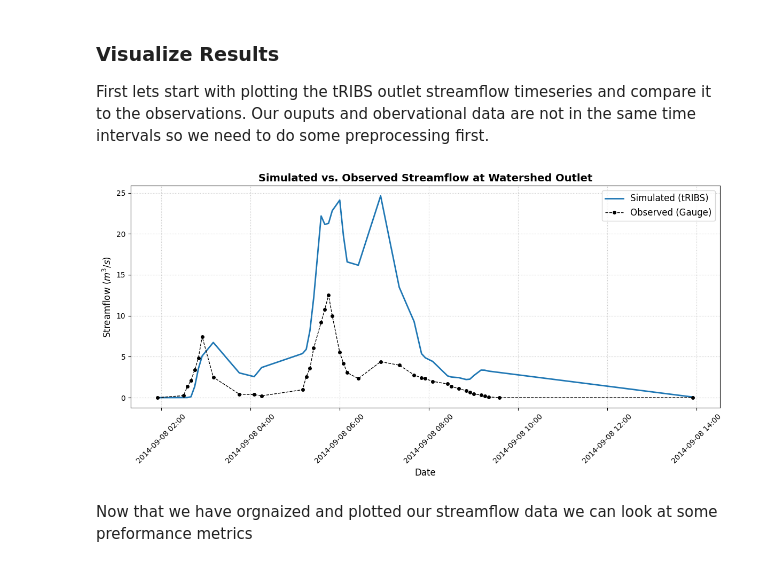
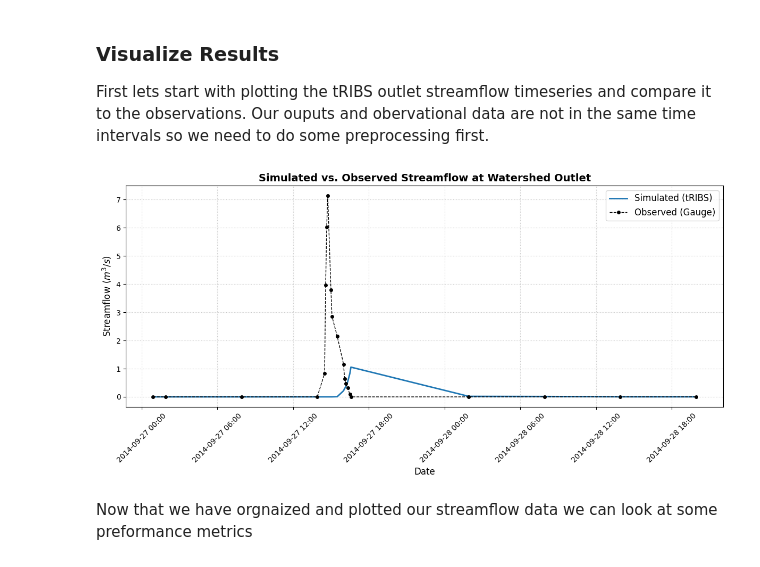
Before and after one commit to bparaju4/Exercise_4, a Jupyter notebook: workspaces/SMF_pytRIBS/smf_demo/Run_Model_C3_longterm.ipynb, the cells around one changed output. Saved outputs shown, nothing was run; the diff lists cells and outputs as text; code cells hidden in the pictures.

```diff
--- a/workspaces/SMF_pytRIBS/smf_demo/Run_Model_C3_longterm.ipynb
+++ b/workspaces/SMF_pytRIBS/smf_demo/Run_Model_C3_longterm.ipynb
@@ -125,37 +125,37 @@ compare_df = pd.DataFrame({
 }).dropna()
 
 # Define the start and end of the storm event you want to focus on. so we can clip the dataframe
-event_start = '2014-09-08 00:00'
-event_end   = '2014-09-08 14:00'
+event_start = '2014-09-27 00:00'
+event_end   = '2014-09-28 23:00'
 event_df = compare_df.loc[event_start:event_end]
 
 
 # PLOTTING THE HYDROGRAPHS
 fig, ax = plt.subplots(figsize=(12, 6))
 
 # Plot Simulated as a solid blue line
 ax.plot(event_df.index, event_df['Simulated'],
         label='Simulated (tRIBS)', color='#1f77b4', linewidth=2)
 # Plot Observed as black dots/dashed line
 ax.plot(event_df.index, event_df['Observed'],
         label='Observed (Gauge)', color='black', marker='o', markersize=4, linestyle='--', linewidth=1)
 
 # Formatting the plot
 ax.set_title('Simulated vs. Observed Streamflow at Watershed Outlet', fontsize=14, fontweight='bold')
 ax.set_ylabel('Streamflow ($m^3/s$)', fontsize=12)
 ax.set_xlabel('Date', fontsize=12)
 
 # Format the x-axis
 ax.xaxis.set_major_formatter(mdates.DateFormatter('%Y-%m-%d %H:%M'))
 plt.xticks(rotation=45)
 
 ax.legend(fontsize=12)
 ax.grid(True, linestyle=':', alpha=0.7)
 
 plt.tight_layout()
 plt.show()
 # %% [output]
-[figure, old version]
+[figure, new version]
 # %% [markdown]
 Now that we have orgnaized and plotted our streamflow data we can look at some preformance metrics
 # %%
```
